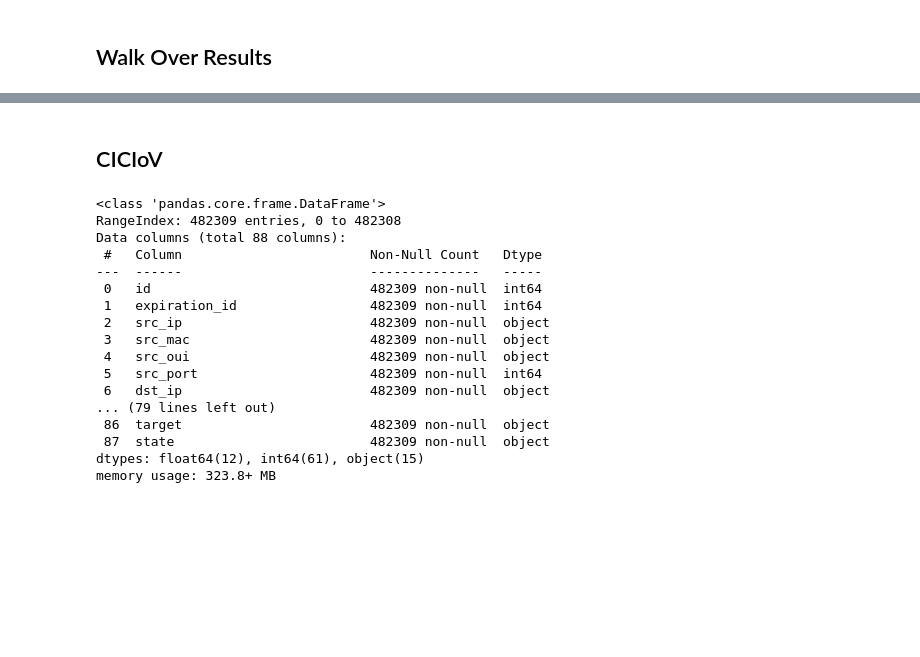
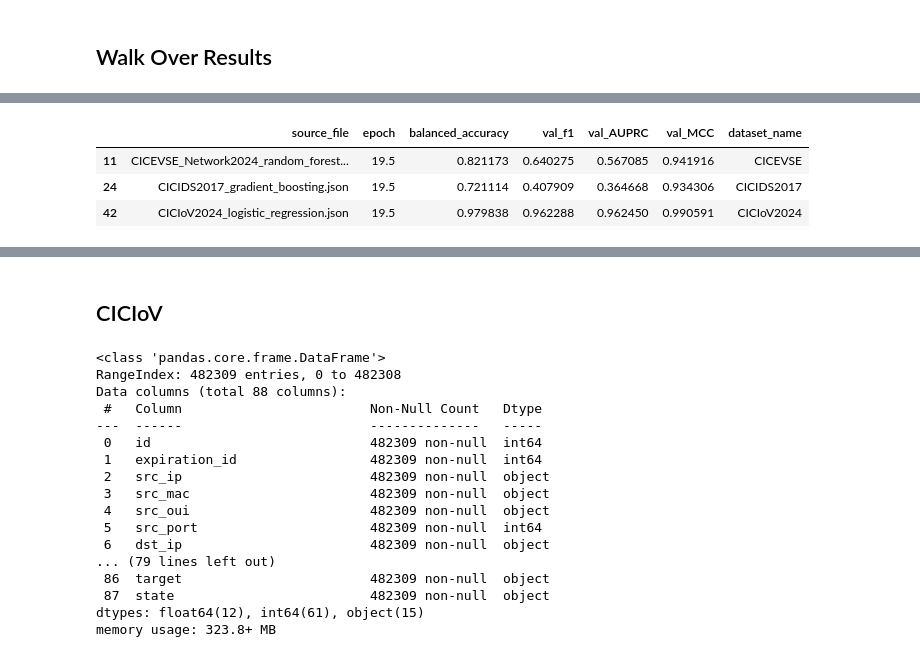
Before and after one commit to fernando-ml/MSPL, a Jupyter notebook: scratch_book.ipynb, the cells around one changed output, grey strips where cells are left out. Saved outputs shown, nothing was run; the diff lists cells and outputs as text; code cells hidden in the pictures; blank space fills up the shorter version.

```diff
--- a/scratch_book.ipynb
+++ b/scratch_book.ipynb
@@ -121,0 +197,2 @@ for f in list(dfs.source_file.unique()):
+# %%
+baseline_df = parsed_df[parsed_df['is_baseline'] == True]
@@ -121,0 +222,13 @@ for f in list(dfs.source_file.unique()):
+# %%
+baseline_table_df = baseline_df.sort_values('balanced_accuracy', ascending=False)\
+    .drop(columns=['is_baseline', 'polyak', 'val_loss', 'euclidean', 'chebyshev', 'wasserstein'])\
+    .sort_values(['dataset_name', 'balanced_accuracy'], ascending=[True, False]) \
+    .groupby('dataset_name') \
+    .head(1)
+# %%
+baseline_table_df
+# %% [output]
+|  | source_file | epoch | balanced_accuracy | val_f1 | val_AUPRC | val_MCC | dataset_name |
+| 11 | CICEVSE_Network2024_random_forest... | 19.5 | 0.821173 | 0.640275 | 0.567085 | 0.941916 | CICEVSE |
+| 24 | CICIDS2017_gradient_boosting.json | 19.5 | 0.721114 | 0.407909 | 0.364668 | 0.934306 | CICIDS2017 |
+| 42 | CICIoV2024_logistic_regression.json | 19.5 | 0.979838 | 0.962288 | 0.962450 | 0.990591 | CICIoV2024 |
```
Also changed, not shown: parts of 35 cells of this notebook, 13 other files.
